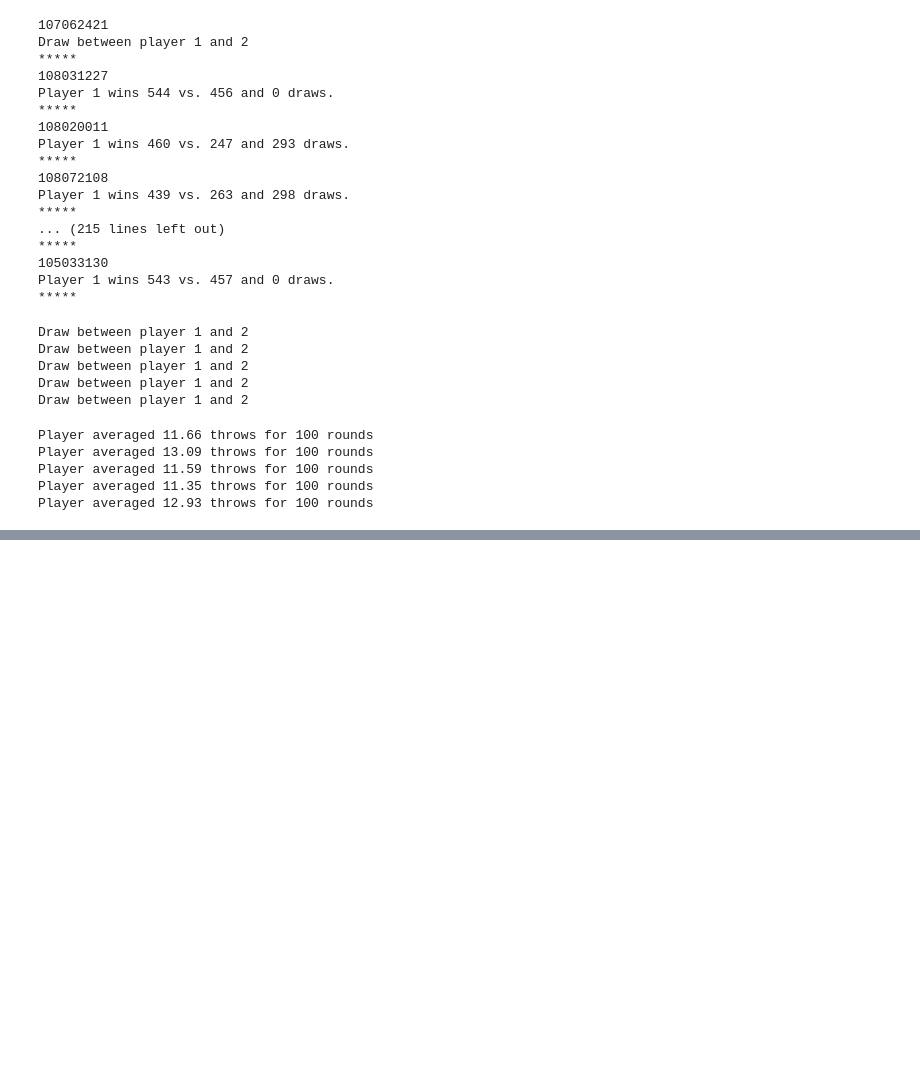
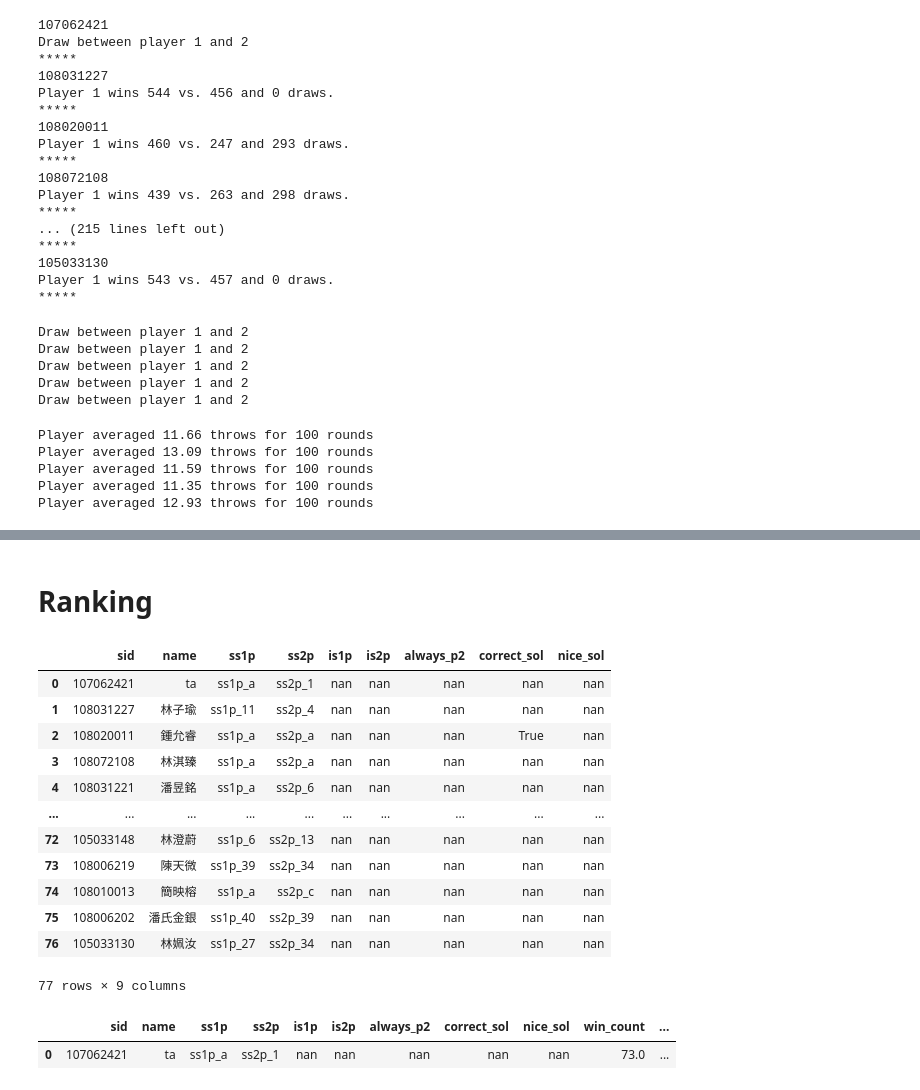
Before and after one commit to EvaArevalo/DiceGame, a Jupyter notebook: RunningDummy.ipynb, the cells around one changed output, grey strips where cells are left out. Drawn from its saved outputs; the diff is of its cells as text; code cells hidden in the pictures; blank space fills up the shorter version.

```diff
--- a/RunningDummy.ipynb
+++ b/RunningDummy.ipynb
@@ -450,0 +426,18 @@ Player averaged 12.93 throws for 100 rounds
+# %% [markdown]
+# Ranking
+# %%
+sid_df
+# %% [output]
+|  | sid | name | ss1p | ss2p | is1p | is2p | always_p2 | correct_sol | nice_sol |
+| 0 | 107062421 | ta | ss1p_a | ss2p_1 | nan | nan | nan | nan | nan |
+| 1 | 108031227 | 林子瑜 | ss1p_11 | ss2p_4 | nan | nan | nan | nan | nan |
+| 2 | 108020011 | 鍾允睿 | ss1p_a | ss2p_a | nan | nan | nan | True | nan |
+| 3 | 108072108 | 林淇臻 | ss1p_a | ss2p_a | nan | nan | nan | nan | nan |
+| 4 | 108031221 | 潘昱銘 | ss1p_a | ss2p_6 | nan | nan | nan | nan | nan |
+| ... | ... | ... | ... | ... | ... | ... | ... | ... | ... |
+| 72 | 105033148 | 林澄蔚 | ss1p_6 | ss2p_13 | nan | nan | nan | nan | nan |
+| 73 | 108006219 | 陳天微 | ss1p_39 | ss2p_34 | nan | nan | nan | nan | nan |
+| 74 | 108010013 | 簡映榕 | ss1p_a | ss2p_c | nan | nan | nan | nan | nan |
+| 75 | 108006202 | 潘氏金銀 | ss1p_40 | ss2p_39 | nan | nan | nan | nan | nan |
+| 76 | 105033130 | 林姵汝 | ss1p_27 | ss2p_34 | nan | nan | nan | nan | nan |
+77 rows × 9 columns
@@ -450,0 +465,5 @@ Player averaged 12.93 throws for 100 rounds
+# %%
+sid_df.loc[sid_df['sid']==sid1]
+# %% [output]
+|  | sid | name | ss1p | ss2p | is1p | is2p | always_p2 | correct_sol | nice_sol | win_count | ... |
+| 0 | 107062421 | ta | ss1p_a | ss2p_1 | nan | nan | nan | nan | nan | 73.0 | ... |
```
Also changed, not shown: parts of 36 cells of this notebook, 7 other files.
